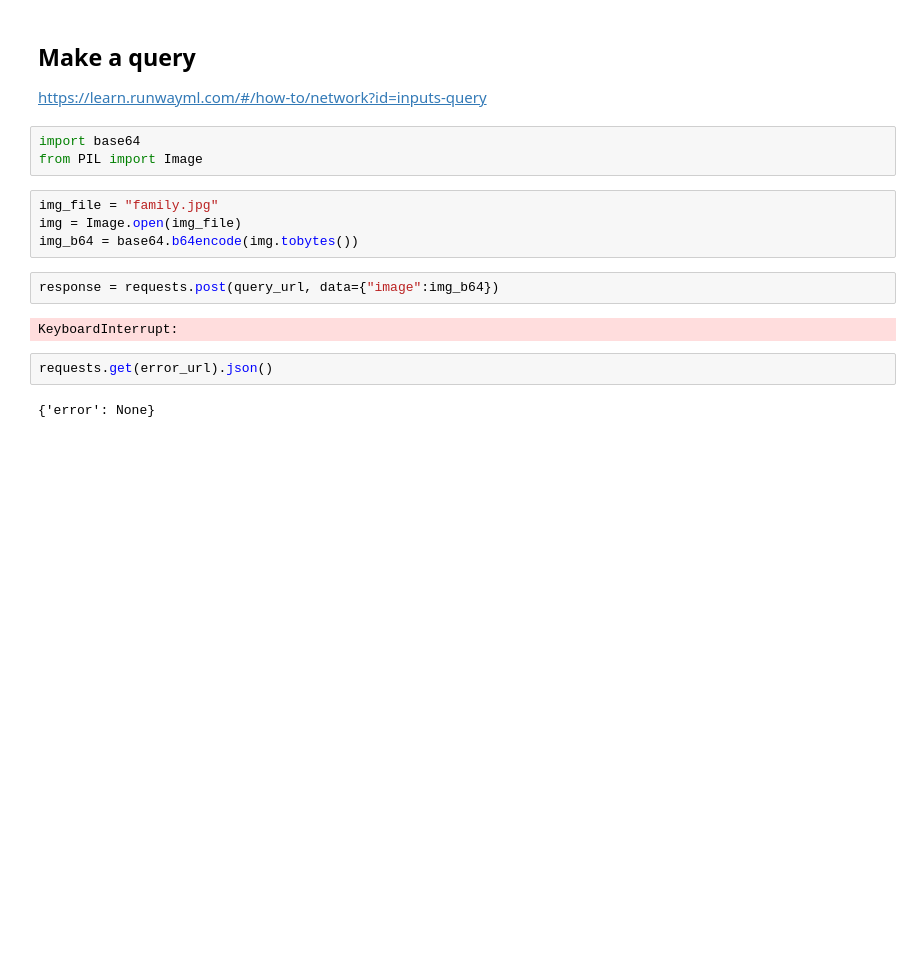
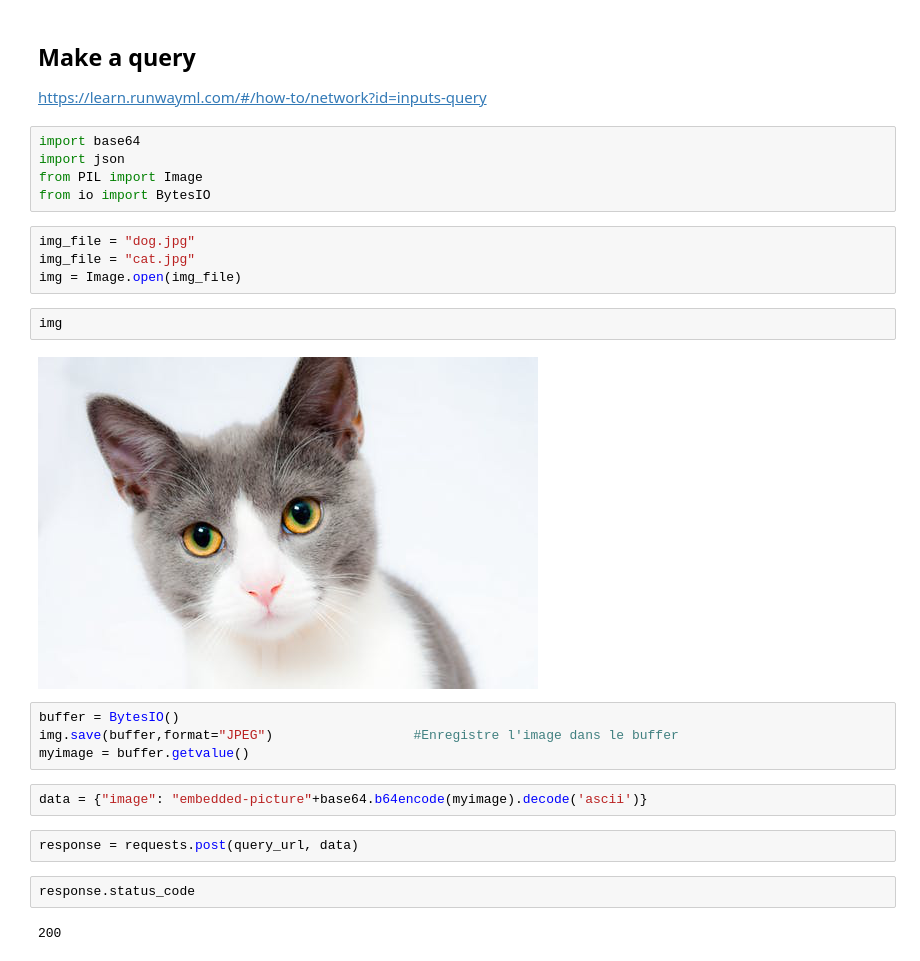
Before and after one commit to robmarkcole/Useful-python, a Jupyter notebook: RunwayML/runwayML.ipynb, the cells around one changed output. Cells and saved outputs as stored; diff of their text form; blank space fills up the shorter version.

```diff
--- a/RunwayML/runwayML.ipynb
+++ b/RunwayML/runwayML.ipynb
@@ -57,16 +45,26 @@ requests.get(data_url).json()
 https://learn.runwayml.com/#/how-to/network?id=inputs-query
 # %%
 import base64
+import json
 from PIL import Image
+from io import BytesIO
 # %%
-img_file = "family.jpg"
+img_file = "dog.jpg"
+img_file = "cat.jpg"
 img = Image.open(img_file)
-img_b64 = base64.b64encode(img.tobytes())
+# %%
+img
+# %% [output]
+[figure, added]
+# %%
+buffer = BytesIO()
+img.save(buffer,format="JPEG")                  #Enregistre l'image dans le buffer
+myimage = buffer.getvalue()
+# %%
+data = {"image": "embedded-picture"+base64.b64encode(myimage).decode('ascii')}
 # %%
-response = requests.post(query_url, data={"image":img_b64})
+response = requests.post(query_url, data)
-# %% [output]
-KeyboardInterrupt:
-# %%
-requests.get(error_url).json()
-# %% [output]
-{'error': None}
+# %%
+response.status_code
+# %% [output]
+200
```
Also changed, not shown: parts of 2 cells of this notebook, 3 other files.
